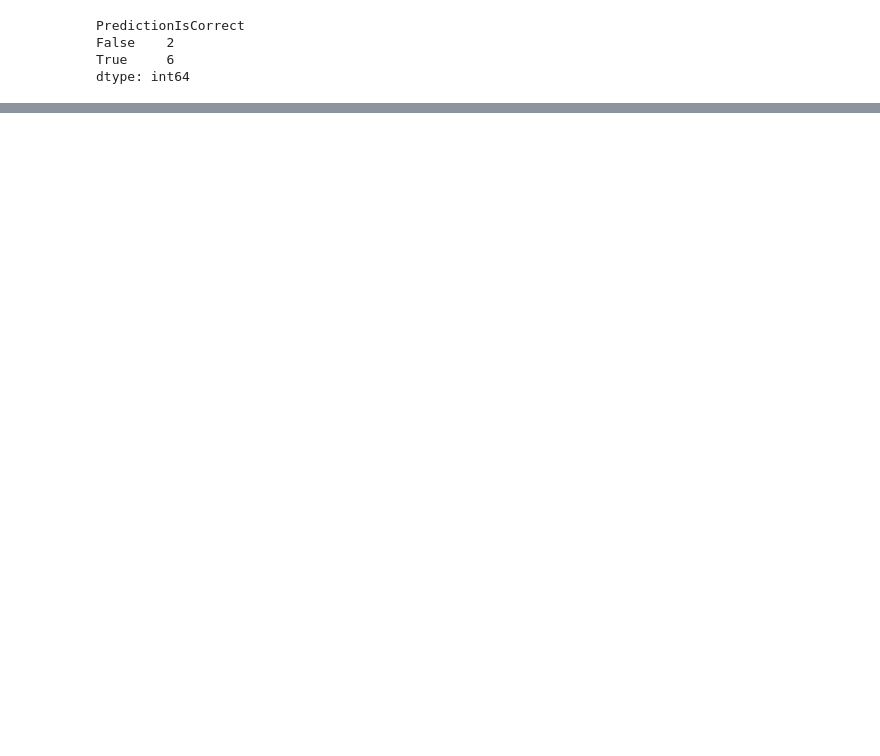
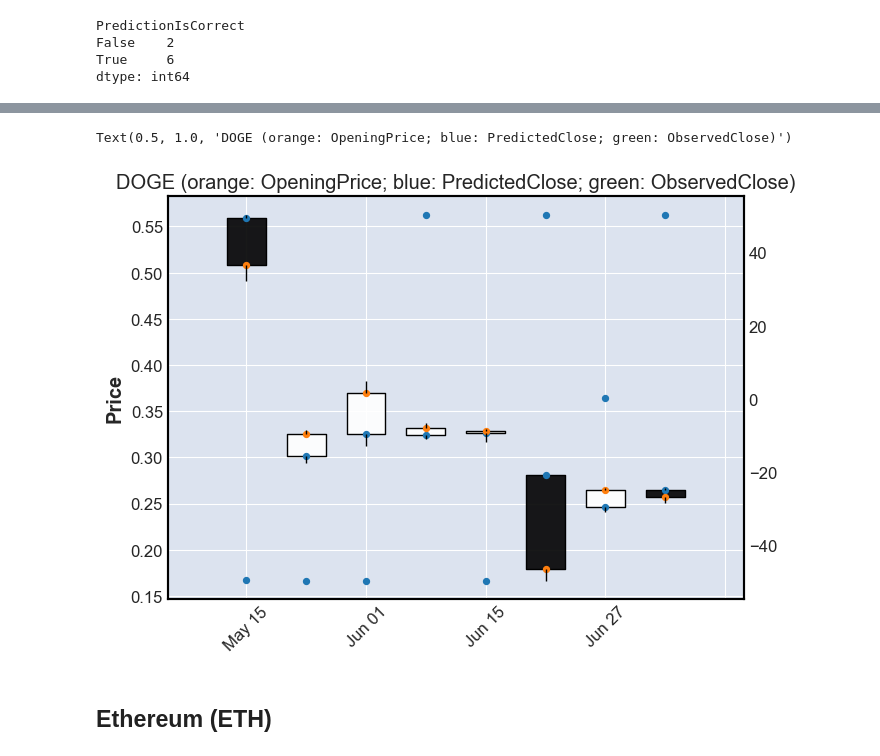
Before and after one commit to distractedm1nd/mar2moon, a Jupyter notebook: scripts/CoinPriceAnalysis.ipynb, the cells around one changed output, grey strips where cells are left out. Cells and saved outputs as stored; diff of their text form; code cells hidden in the pictures; blank space fills up the shorter version.

```diff
--- a/scripts/CoinPriceAnalysis.ipynb
+++ b/scripts/CoinPriceAnalysis.ipynb
@@ -403,0 +443,4 @@ dtype: int64
+# %%
+comparison_table_4_viz_doge = comparison_table_doge
+comparison_table_4_viz_doge["PredictedClose"] = np.where(comparison_table_4_viz_doge["PredictedTrendbySA"] == 'bullish', comparison_table_4_viz_doge["Open"] + 50, np.where(comparison_table_4_viz_doge["PredictedTrendbySA"] == 'bearish', comparison_table_4_viz_doge["Open"] - 50, comparison_table_4_viz_doge["Open"]))
+display(comparison_table_4_viz_doge)
@@ -403,0 +458,18 @@ dtype: int64
+# %%
+added_values_to_visualize = comparison_table_4_viz_doge[['PredictedClose', 'Open', 'Close']]
+apd  = mpf.make_addplot(added_values_to_visualize, type = 'scatter')
+ticker = 'DOGE (orange: OpeningPrice; blue: PredictedClose; green: ObservedClose)'
+fig, axes = mpf.plot(comparison_table_4_viz_doge, type = 'candle', addplot = apd, returnfig = True)
+axes[0].set_title(ticker)
+today = date.today().strftime('%Y-%m-%d')
+fig.savefig(SA_results_path + 'doge_evaluation_viz_' + today + '.png')
+
+# Legend: (not yet implemented in MPLFinance)
+## green: Close
+## blue: PredictedClose
+## orange: Open
+# %% [output]
+Text(0.5, 1.0, 'DOGE (orange: OpeningPrice; blue: PredictedClose; green: ObservedClose)')
+[figure, added]
+# %% [markdown]
+## Ethereum (ETH)
```
Also changed, not shown: parts of 10 cells of this notebook.
